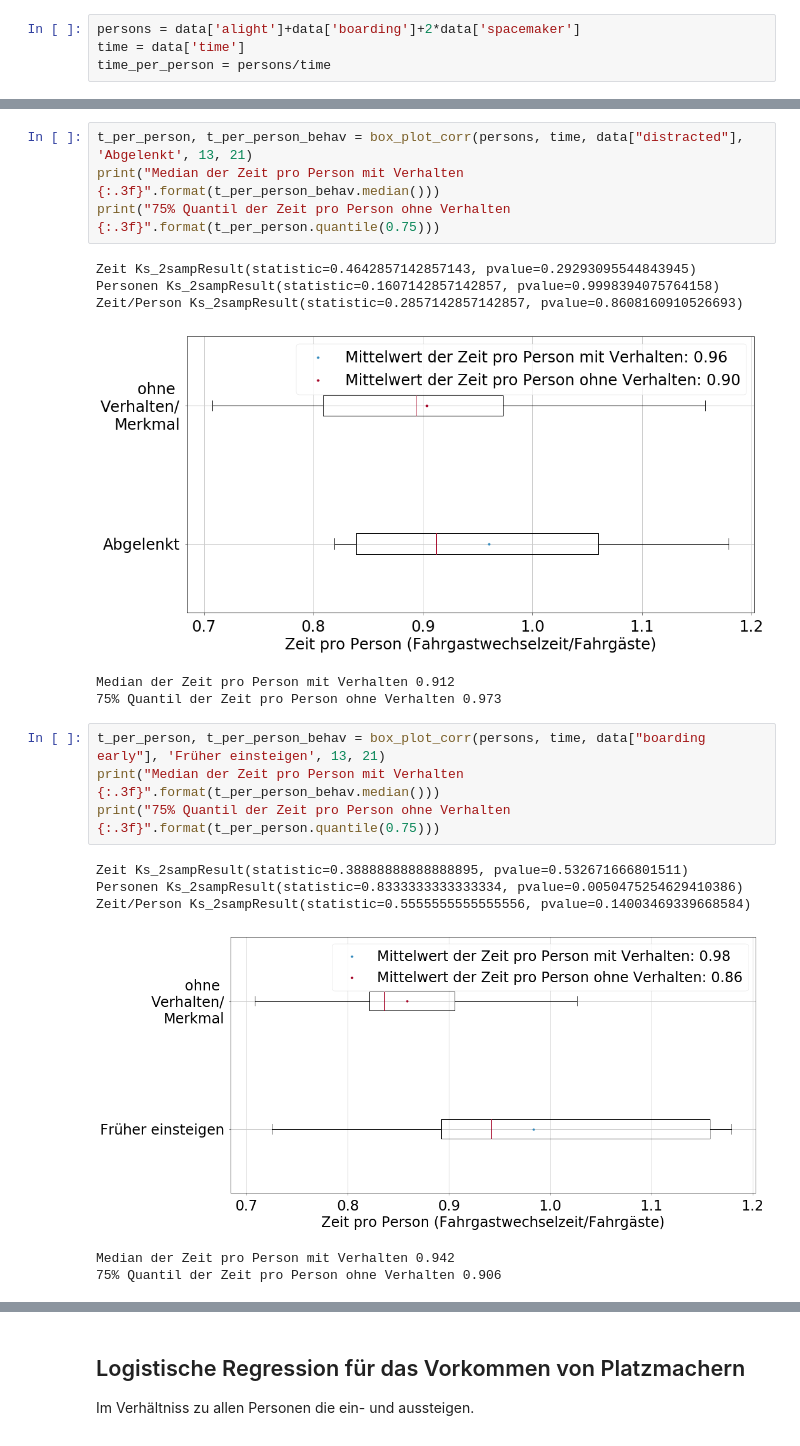
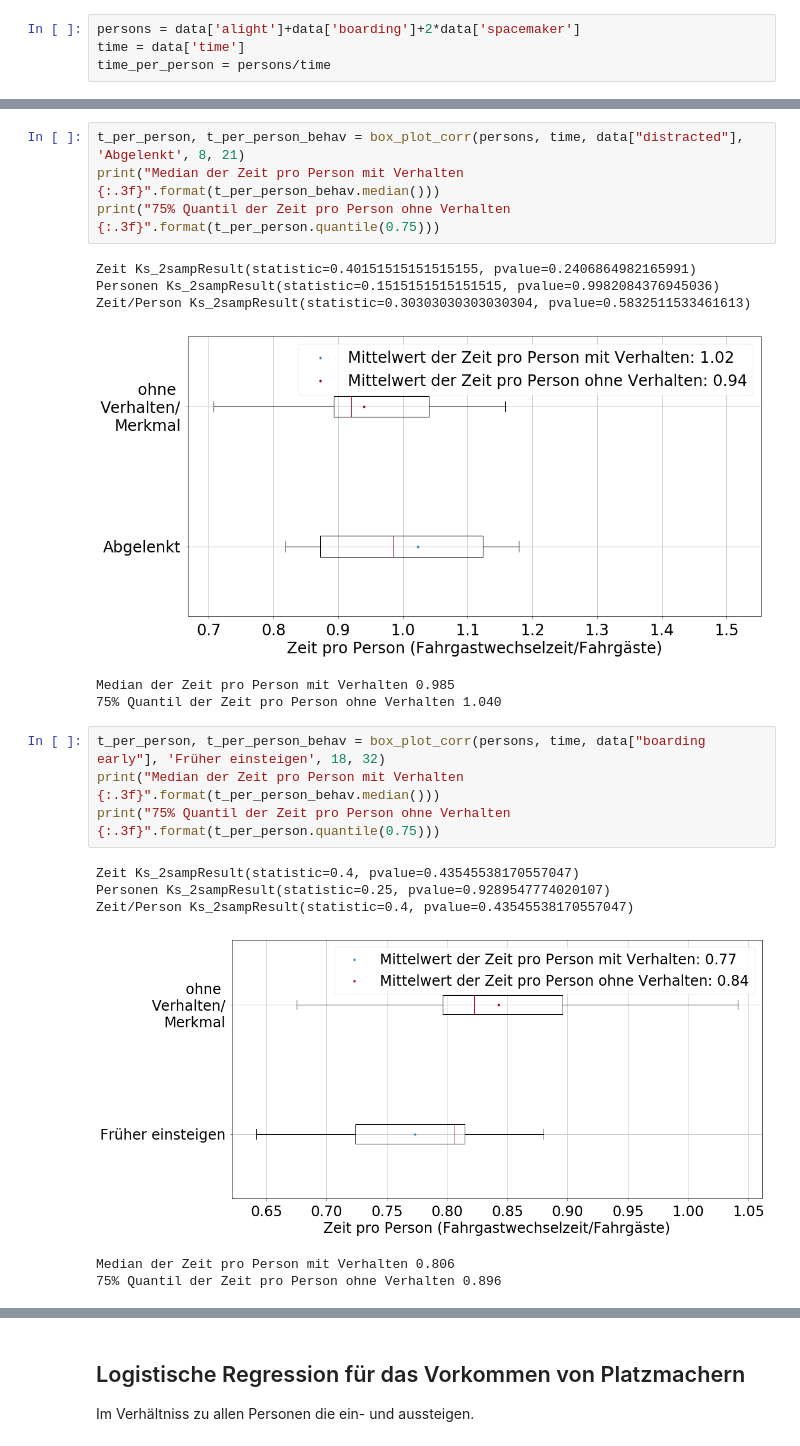
Before and after one commit to AlexandraMayer/Bachelorarbeit, a Jupyter notebook: Tabellen_Notebooks/Behavior.ipynb, the cells around one changed output, grey strips where cells are left out. Cells and saved outputs as stored; diff of their text form.

```diff
--- a/Tabellen_Notebooks/Behavior.ipynb
+++ b/Tabellen_Notebooks/Behavior.ipynb
@@ -199,23 +208,23 @@ Median der Zeit pro Person mit Verhalten 0.836
 # %%
-t_per_person, t_per_person_behav = box_plot_corr(persons, time, data["distracted"], 'Abgelenkt', 13, 21)
+t_per_person, t_per_person_behav = box_plot_corr(persons, time, data["distracted"], 'Abgelenkt', 8, 21)
 print("Median der Zeit pro Person mit Verhalten {:.3f}".format(t_per_person_behav.median()))
 print("75% Quantil der Zeit pro Person ohne Verhalten {:.3f}".format(t_per_person.quantile(0.75)))
 # %% [output]
-Zeit Ks_2sampResult(statistic=0.4642857142857143, pvalue=0.29293095544843945)
-Personen Ks_2sampResult(statistic=0.1607142857142857, pvalue=0.9998394075764158)
-Zeit/Person Ks_2sampResult(statistic=0.2857142857142857, pvalue=0.8608160910526693)
+Zeit Ks_2sampResult(statistic=0.40151515151515155, pvalue=0.2406864982165991)
+Personen Ks_2sampResult(statistic=0.1515151515151515, pvalue=0.9982084376945036)
+Zeit/Person Ks_2sampResult(statistic=0.30303030303030304, pvalue=0.5832511533461613)
-[figure, old version]
+[figure, new version]
-Median der Zeit pro Person mit Verhalten 0.912
-75% Quantil der Zeit pro Person ohne Verhalten 0.973
+Median der Zeit pro Person mit Verhalten 0.985
+75% Quantil der Zeit pro Person ohne Verhalten 1.040
 # %%
-t_per_person, t_per_person_behav = box_plot_corr(persons, time, data["boarding early"], 'Früher einsteigen', 13, 21)
+t_per_person, t_per_person_behav = box_plot_corr(persons, time, data["boarding early"], 'Früher einsteigen', 18, 32)
 print("Median der Zeit pro Person mit Verhalten {:.3f}".format(t_per_person_behav.median()))
 print("75% Quantil der Zeit pro Person ohne Verhalten {:.3f}".format(t_per_person.quantile(0.75)))
 # %% [output]
-Zeit Ks_2sampResult(statistic=0.38888888888888895, pvalue=0.532671666801511)
-Personen Ks_2sampResult(statistic=0.8333333333333334, pvalue=0.0050475254629410386)
-Zeit/Person Ks_2sampResult(statistic=0.5555555555555556, pvalue=0.14003469339668584)
+Zeit Ks_2sampResult(statistic=0.4, pvalue=0.43545538170557047)
+Personen Ks_2sampResult(statistic=0.25, pvalue=0.9289547774020107)
+Zeit/Person Ks_2sampResult(statistic=0.4, pvalue=0.43545538170557047)
-[figure, old version]
+[figure, new version]
-Median der Zeit pro Person mit Verhalten 0.942
-75% Quantil der Zeit pro Person ohne Verhalten 0.906
+Median der Zeit pro Person mit Verhalten 0.806
+75% Quantil der Zeit pro Person ohne Verhalten 0.896
 # %%
```
Also changed, not shown: parts of 5 cells of this notebook, 1 other file.
